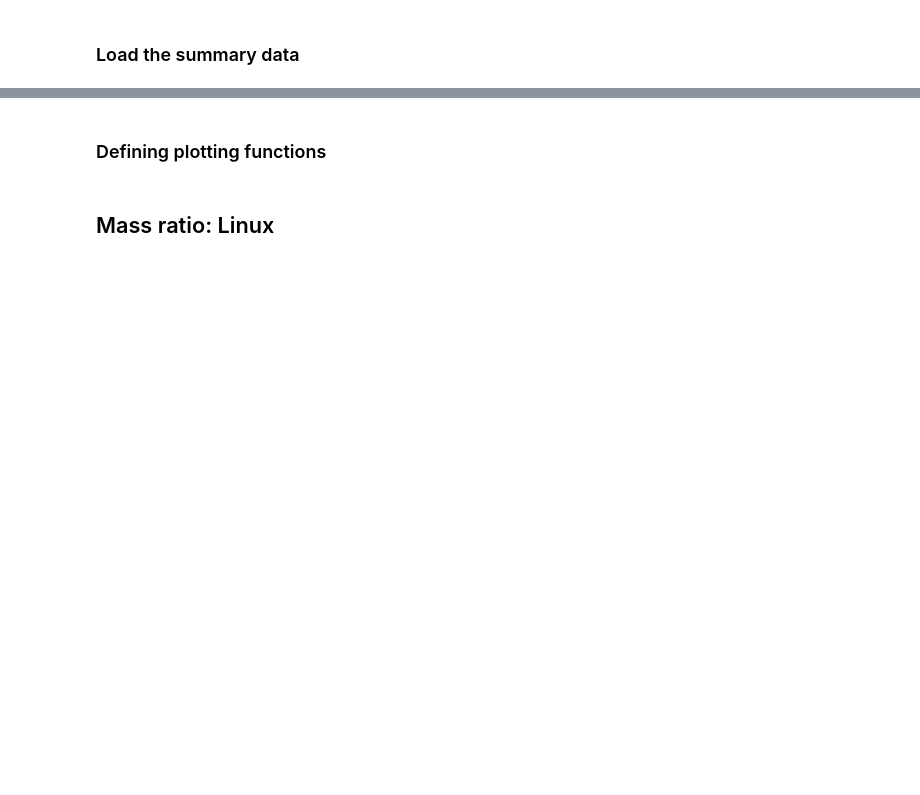
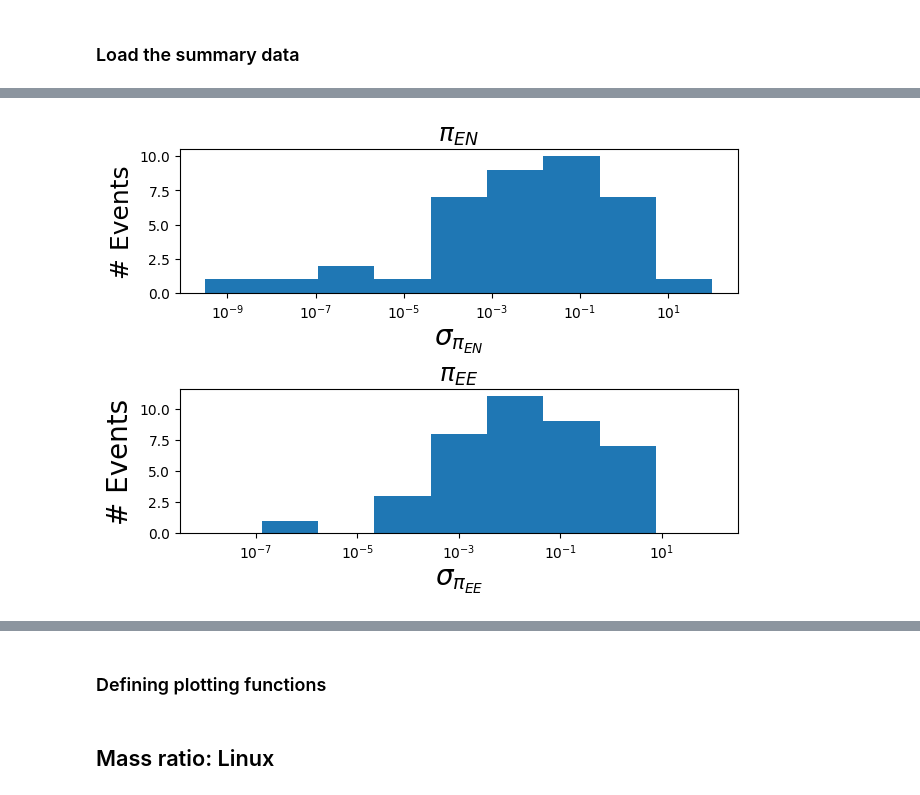
Before and after one commit to stelais/jasmine, a Jupyter notebook: analysis/windows_linux_comparison.ipynb, the cells around one changed output, grey strips where cells are left out. Cells and saved outputs as stored; diff of their text form; code cells hidden in the pictures; blank space fills up the shorter version.

```diff
--- a/analysis/windows_linux_comparison.ipynb
+++ b/analysis/windows_linux_comparison.ipynb
@@ -17,5 +22,9 @@ path = '/Users/jmbrashe/VBBOrbital/WL_comparison/'
 q_and_s_emu = pd.read_csv(f'{path}emusummary.csv', index_col=['data_challenge_lc_number'])
 q_and_s_win = pd.read_csv(f'{path}winsummary.csv', index_col=['data_challenge_lc_number'])
 # %%
-q_and_s_emu
+path = '/Users/jmbrashe/VBBOrbital/all_bound_planet_parallax.csv'
+plx_summary = pd.read_csv(path,index_col=['data_challenge_lc_number'])
+sigs_piEN=(plx_summary['LO_piN']-plx_summary['LX_piN'])/plx_summary['LX_piN_error']
+sigs_piEE=(plx_summary['LO_piE']-plx_summary['LX_piE'])/plx_summary['LX_piE_error']
+np.where(sigs_piEN>=5)
 # %% [output]
@@ -39,0 +32,18 @@ q_and_s_emu
+# %%
+fig,axs = plt.subplots(2,1,dpi=100,layout='constrained')
+ax =axs.flatten()
+bins= np.logspace(-9.5,2,10)
+ax[0].hist(sigs_piEN.abs(),bins=bins)
+ax[0].set_xscale('log')
+ax[0].set_xlabel(r'$\sigma_{\pi_{EN}}$',size=20)
+ax[0].set_ylabel('# Events',size=18)
+ax[0].set_title(r'$\pi_{EN}$',size=18)
+bins= np.logspace(-8,2,10)
+ax[1].hist(sigs_piEE.abs(),bins=bins)
+ax[1].set_xscale('log')
+ax[1].set_xlabel(r'$\sigma_{\pi_{EE}}$',size=20)
+ax[1].set_ylabel('# Events',size=20)
+ax[1].set_title(r'$\pi_{EE}$',size=18)
+plt.savefig('/Users/jmbrashe/VBBOrbital/datachallengeplxsigma.png')
+# %% [output]
+[figure, added]
```
Also changed, not shown: parts of 9 cells of this notebook, 2 other files.
